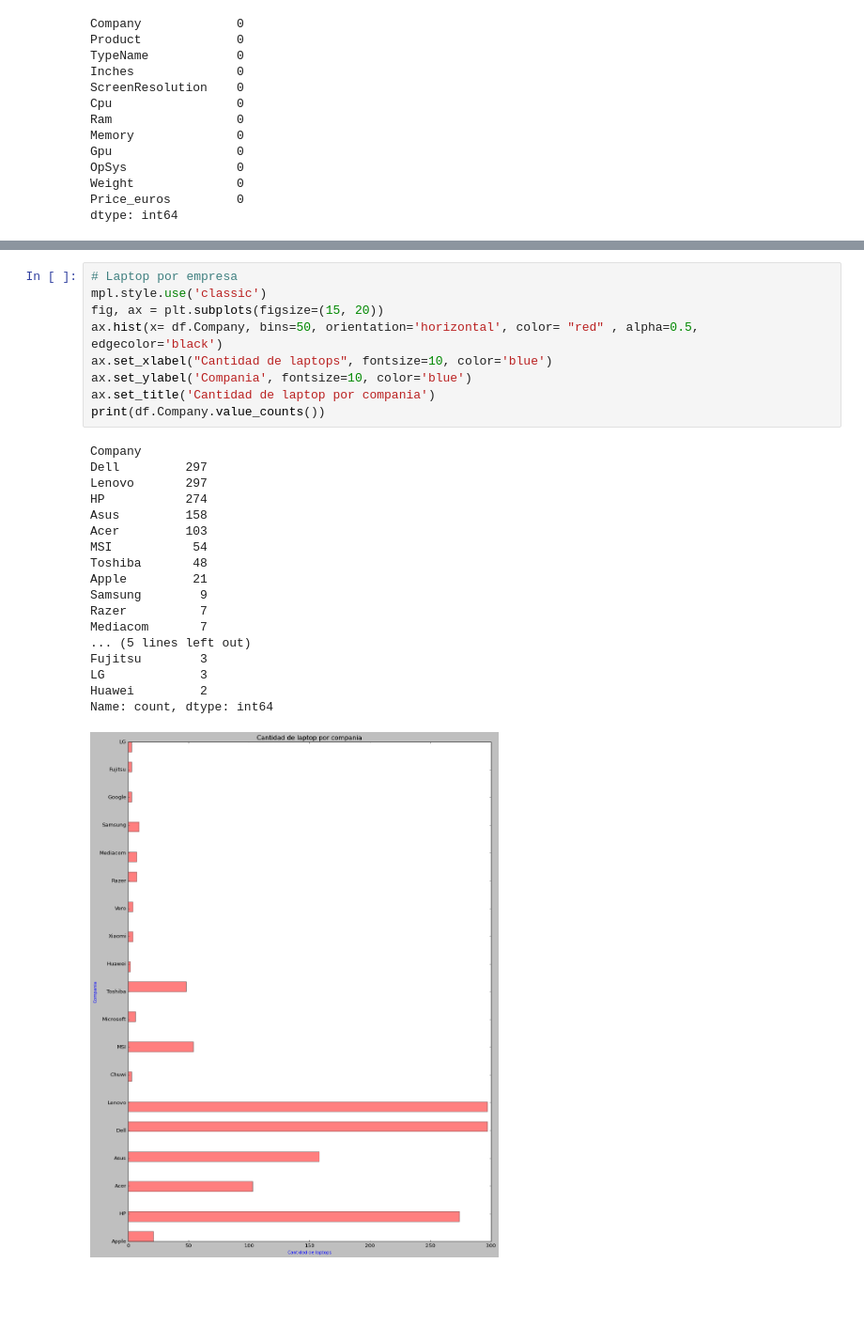
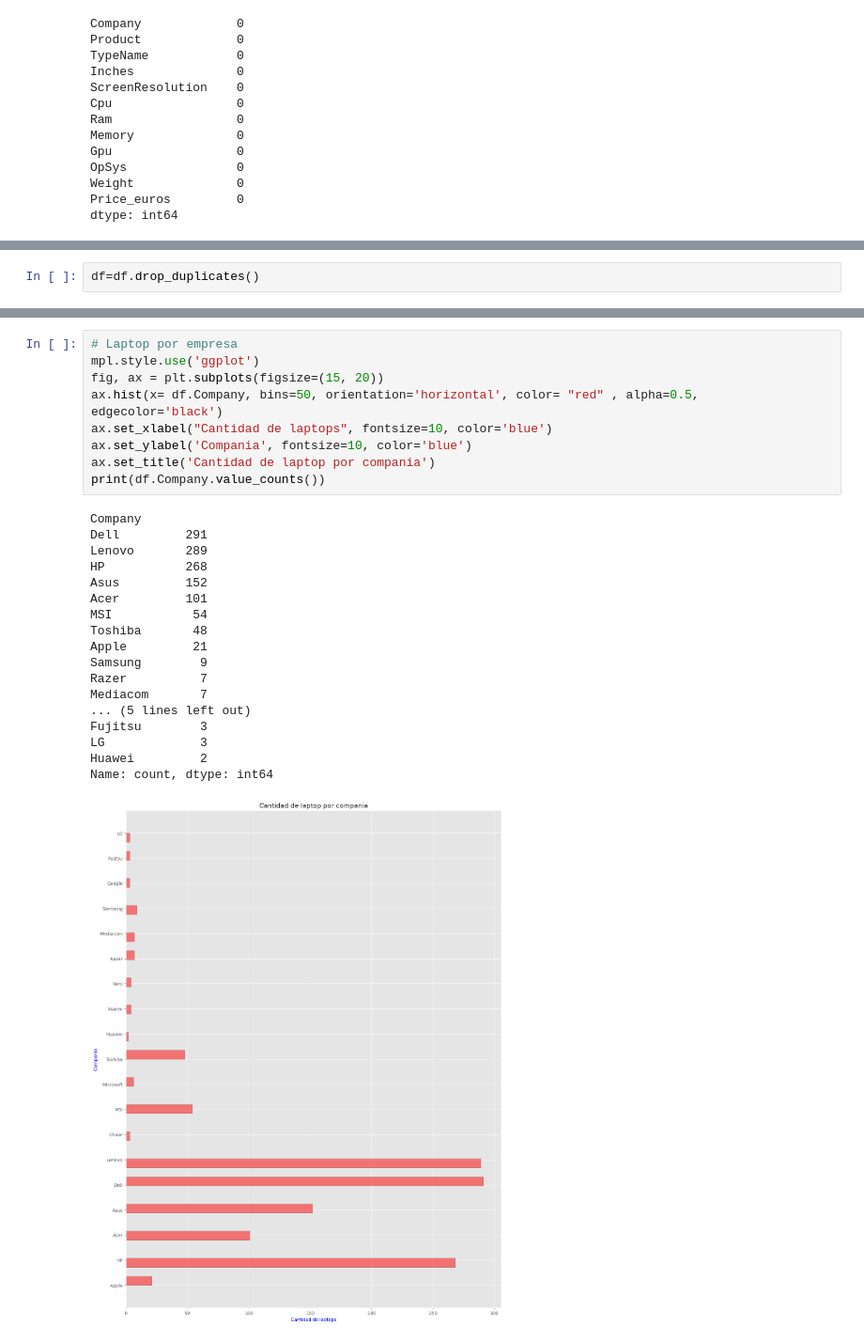
Before and after one commit to Lihuel/data-science, a Jupyter notebook: ProyectoDS_ParteUno_SALVO.ipynb, the cells around one changed output, grey strips where cells are left out. Shown at 94% size. Saved outputs shown, nothing was run; the diff lists cells and outputs as text; blank space fills up the shorter version.

```diff
--- a/ProyectoDS_ParteUno_SALVO.ipynb
+++ b/ProyectoDS_ParteUno_SALVO.ipynb
@@ -141,3 +144,5 @@ dtype: int64
+# %%
+df=df.drop_duplicates()
 # %%
 # Realizo un boxplot de todos los precios para ver si hay outliers
 fig, ax = plt.subplots(figsize=(8, 4))
@@ -174,32 +179,32 @@ print(filtered_df)
 830  512GB SSD  Nvidia GeForce GTX 1080  Windows 10  3.49kg       5499.0
 # %%
 # Laptop por empresa
-mpl.style.use('classic')
+mpl.style.use('ggplot')
 fig, ax = plt.subplots(figsize=(15, 20))
 ax.hist(x= df.Company, bins=50, orientation='horizontal', color= "red" , alpha=0.5, edgecolor='black')
 ax.set_xlabel("Cantidad de laptops", fontsize=10, color='blue')
 ax.set_ylabel('Compania', fontsize=10, color='blue')
 ax.set_title('Cantidad de laptop por compania')
 print(df.Company.value_counts())
 # %% [output]
 Company
-Dell         297
-Lenovo       297
-HP           274
-Asus         158
-Acer         103
+Dell         291
+Lenovo       289
+HP           268
+Asus         152
+Acer         101
 MSI           54
 Toshiba       48
 Apple         21
 Samsung        9
 Razer          7
 Mediacom       7
 ... (5 lines left out)
 Fujitsu        3
 LG             3
 Huawei         2
 Name: count, dtype: int64
-[figure, old version]
+[figure, new version]
 # %%
 # valor mas caro de Laptop por empresa
 df_by_company_price = df.groupby('Company')
```
Also changed, not shown: parts of 15 cells of this notebook.
